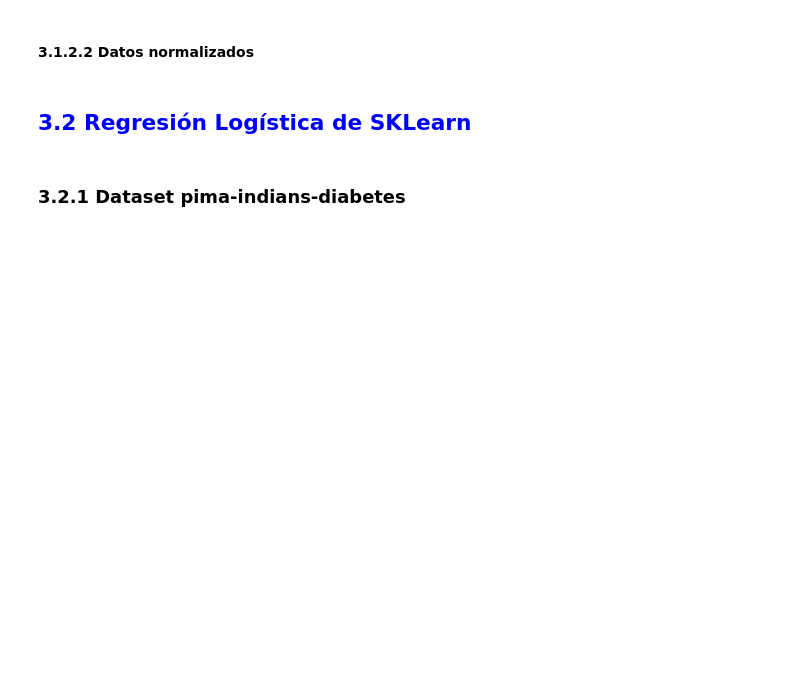
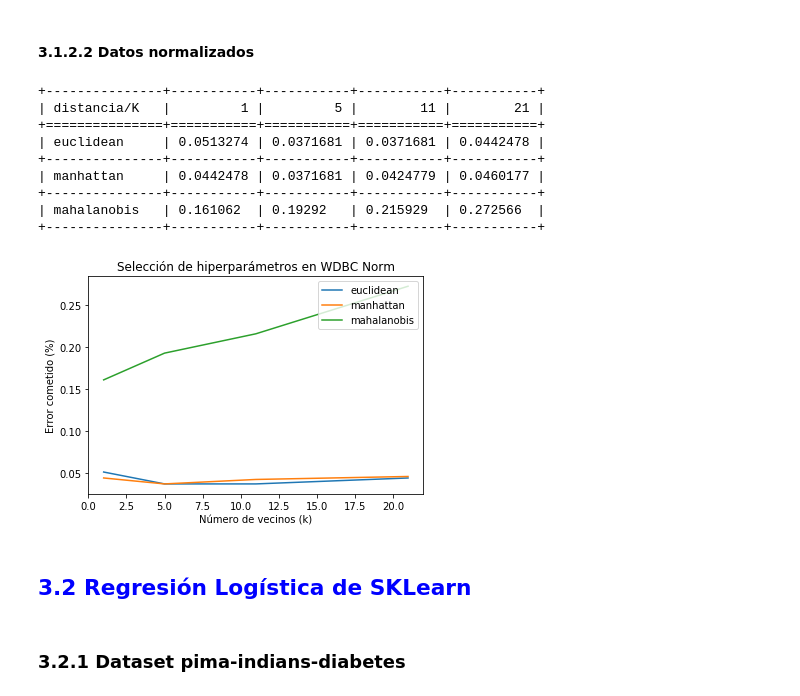
Before and after one commit to AlejandroSantorum/MachineLearning_Assignments, a Jupyter notebook: Assignment2/test_KNN-LR.ipynb, the cells around one changed output. Cells and saved outputs as stored; diff of their text form; code cells hidden in the pictures; blank space fills up the shorter version.

```diff
--- a/Assignment2/test_KNN-LR.ipynb
+++ b/Assignment2/test_KNN-LR.ipynb
@@ -794,4 +856,17 @@ Concluimos esta sección ratificando los mejores resultados:
 # %% [markdown]
 #### 3.1.2.2 Datos normalizados
+# %%
+run_knnSK(dists, Ks, strat_cross_f5, db_wdbc_norm, "WDBC Norm")
+# %% [output]
++---------------+-----------+-----------+-----------+-----------+
+| distancia/K   |         1 |         5 |        11 |        21 |
++===============+===========+===========+===========+===========+
+| euclidean     | 0.0513274 | 0.0371681 | 0.0371681 | 0.0442478 |
++---------------+-----------+-----------+-----------+-----------+
+| manhattan     | 0.0442478 | 0.0371681 | 0.0424779 | 0.0460177 |
++---------------+-----------+-----------+-----------+-----------+
+| mahalanobis   | 0.161062  | 0.19292   | 0.215929  | 0.272566  |
++---------------+-----------+-----------+-----------+-----------+
+[figure, added]
 # %% [markdown]
 ## <font color='blue'> 3.2 Regresión Logística de SKLearn </font>
```
Also changed, not shown: parts of 35 cells of this notebook, 1 other file.
